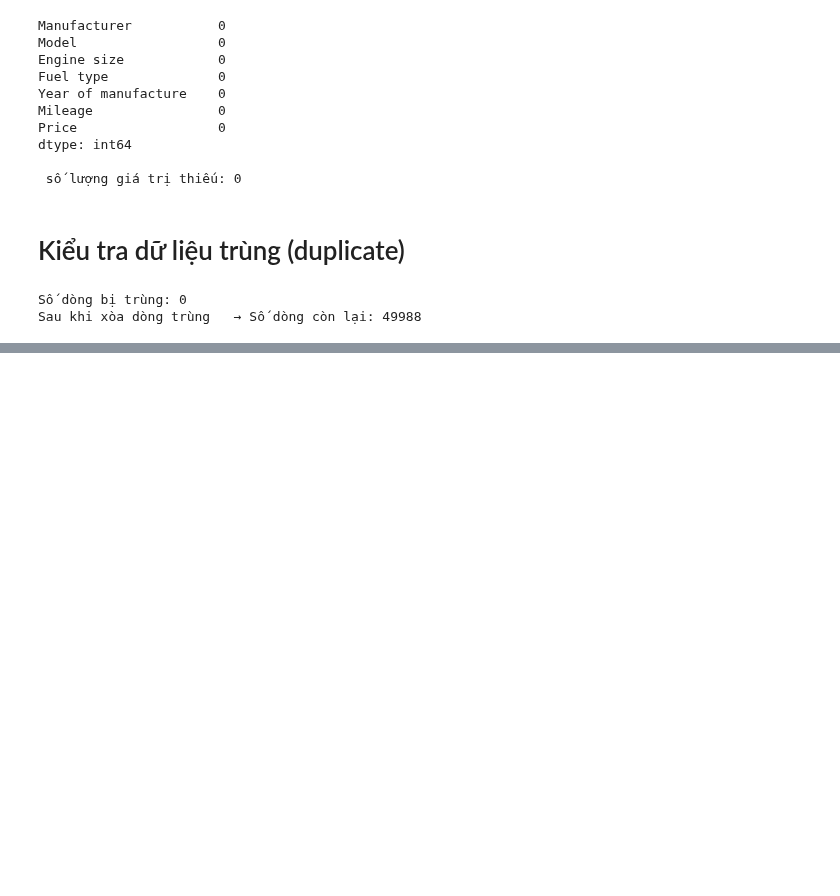
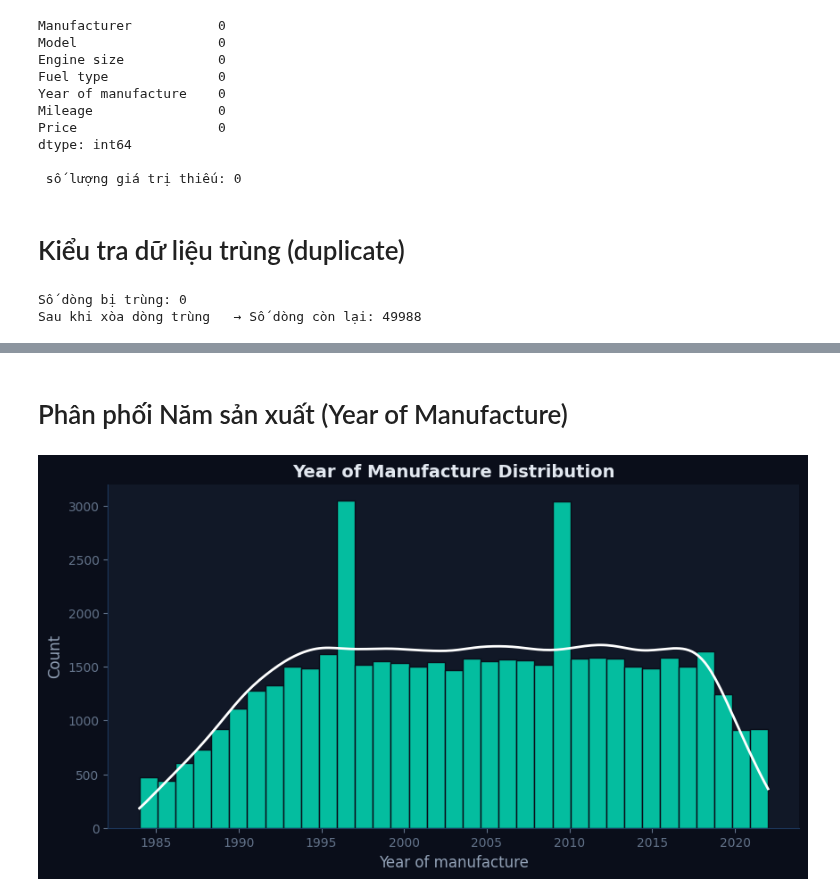
Before and after one commit to hoangchaulanbao/HocmayNC, a Jupyter notebook: btcn.ipynb, the cells around one changed output, grey strips where cells are left out. Saved outputs shown, nothing was run; the diff lists cells and outputs as text; code cells hidden in the pictures; blank space fills up the shorter version.

```diff
--- a/btcn.ipynb
+++ b/btcn.ipynb
@@ -178,0 +225,10 @@ Sau khi xòa dòng trùng   → Số dòng còn lại: 49988
+# %% [markdown]
+# Phân phối Năm sản xuất (Year of Manufacture)
+# %%
+plt.figure(figsize=(10, 5))
+sns.histplot(df['Year of manufacture'], bins=35, kde=True, color='#00f5c8', edgecolor='#0a0e1a', alpha=0.75)
+plt.gca().lines[0].set(color='#ffffff', linewidth=2)
+plt.title('Year of Manufacture Distribution', fontsize=14, fontweight='bold')
+plt.show()
+# %% [output]
+[figure, added]
```
Also changed, not shown: parts of 28 cells of this notebook.
